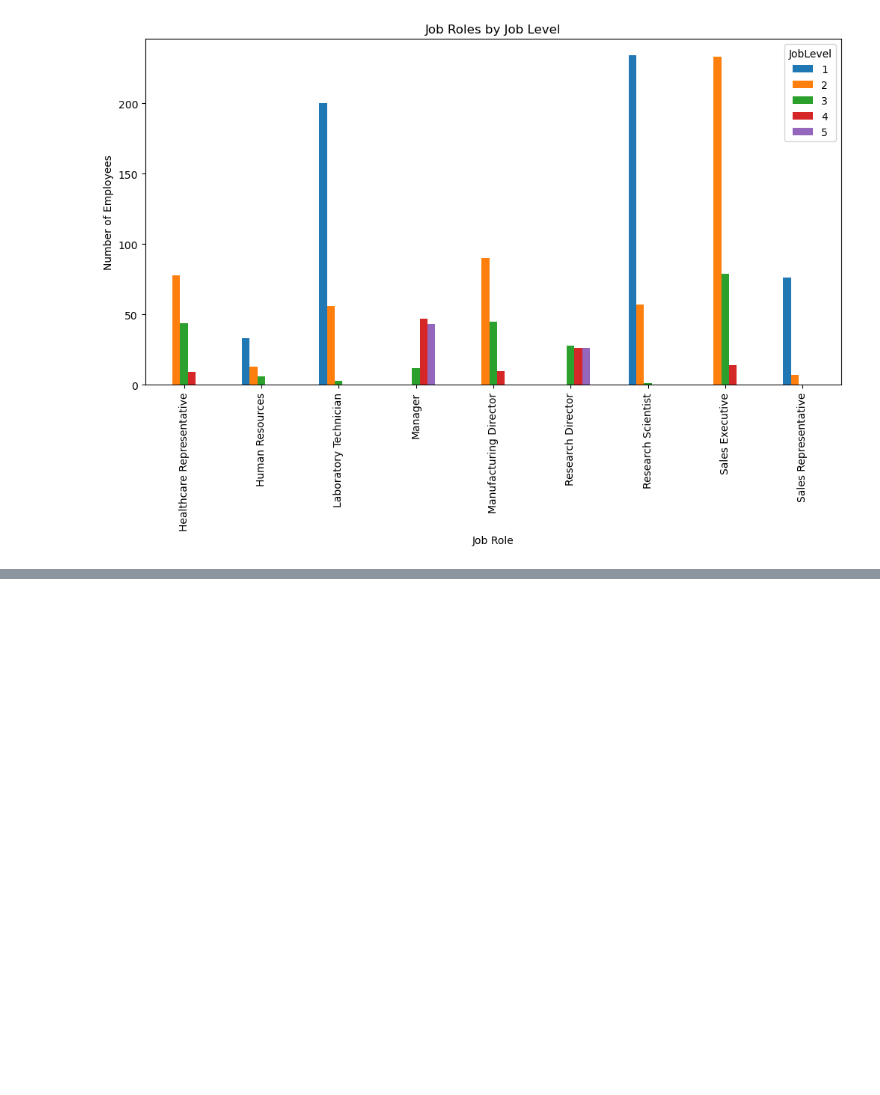
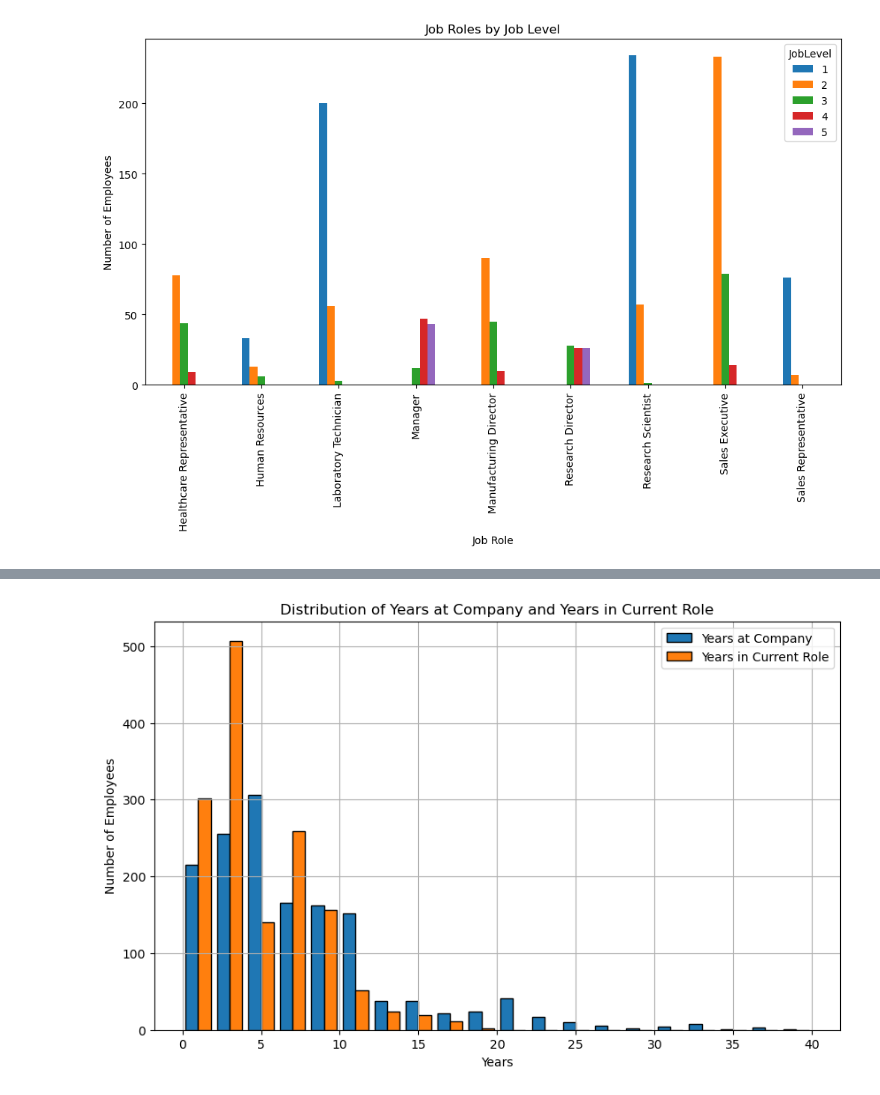
Before and after one commit to imkjangid/Code2Insights, a Jupyter notebook: AnalysisRoom/HRAnalytics.ipynb, the cells around one changed output, grey strips where cells are left out. Saved outputs shown, nothing was run; the diff lists cells and outputs as text; code cells hidden in the pictures; blank space fills up the shorter version.

```diff
--- a/AnalysisRoom/HRAnalytics.ipynb
+++ b/AnalysisRoom/HRAnalytics.ipynb
@@ -632,0 +671,12 @@ plt.show()
+# %%
+# Visualize YearsAtCompany vs YearsInCurrentRole using a histogram
+plt.figure(figsize=(10, 6))
+plt.hist([df['YearsAtCompany'], df['YearsInCurrentRole']], bins=20, edgecolor='black')
+plt.title('Distribution of Years at Company and Years in Current Role')
+plt.xlabel('Years')
+plt.ylabel('Number of Employees')
+plt.legend(['Years at Company', 'Years in Current Role'])
+plt.grid()
+plt.show()
+# %% [output]
+[figure, added]
```
Also changed, not shown: parts of 20 cells of this notebook.
